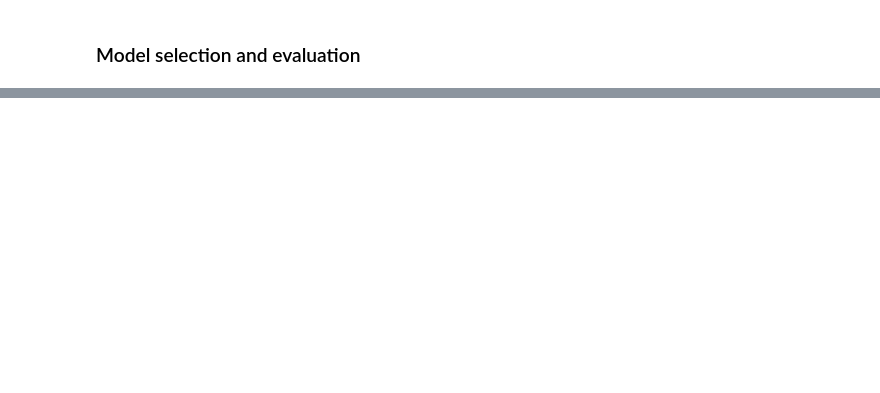
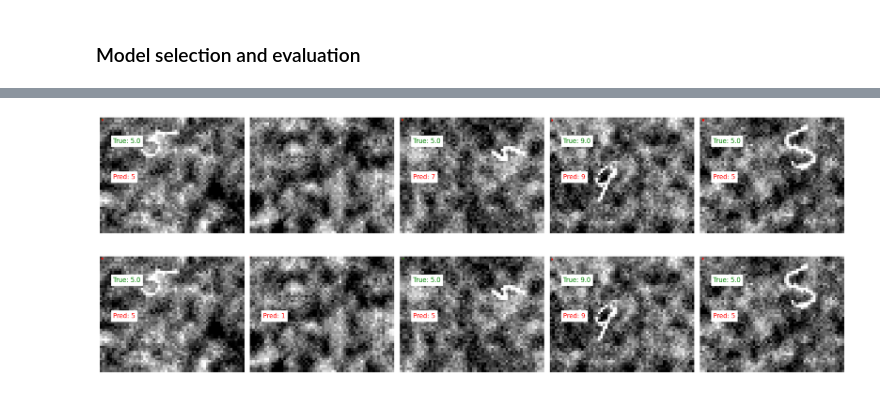
Before and after one commit to GeorgRis/INF265-DypLearing, a Jupyter notebook: Project 2/Project 2/Object_localization_template.ipynb, the cells around one changed output, grey strips where cells are left out. Saved outputs shown, nothing was run; the diff lists cells and outputs as text; code cells hidden in the pictures; blank space fills up the shorter version.

```diff
--- a/Project 2/Project 2/Object_localization_template.ipynb
+++ b/Project 2/Project 2/Object_localization_template.ipynb
@@ -42,2 +153,12 @@ def localization_loss(y_pred, y_true):
+# %%
+def normalize_images(images):
+    mean = images.mean()
+    std = images.std()
+    transform = transforms.Normalize(mean, std)
+    return transform(images)
+
+X_train = normalize_images(X_train)
+X_val = normalize_images(X_val)
+X_test = normalize_images(X_test)
 # %% [markdown]
 ### Training
@@ -75,0 +454,70 @@ def compute_accuracy_localization(model, loader, preprocessor):
+# %%
+import matplotlib.pyplot as plt
+import matplotlib.patches as patches
+
+def plot_images_with_bboxes(model, dataset, num_images=5):
+    """
+    Plot images with true and predicted bounding boxes and labels.
+
+    Args:
+        model: The model to use for predictions.
+        dataset: The dataset (TensorDataset) containing images and labels.
+        num_images: Number of images to plot.
+    """
+    model.eval()
+    fig, axes = plt.subplots(1, num_images, figsize=(20, 5))
+
+    for i in range(num_images):
+        image, target = dataset[i]
+        image = image.unsqueeze(0).to(device)
+
+        with torch.no_grad():
+            output = model(image)
+
+        # Extract predictions
+        pred_pc = torch.sigmoid(output[0, 0]).item()
+        pred_bbox = output[0, 1:5].cpu()
+        pred_class = torch.argmax(output[0, 5:]).item()
+
+        # Extract true values
+        true_pc = target[0].item()
+        true_bbox = target[1:5].cpu()
+        true_class = target[5].item()
+
+        # Convert image to numpy and remove batch dimension
+        image = image.squeeze(0).cpu().permute(1, 2, 0).numpy()
+
+        # Plot the image
+        ax = axes[i]
+        ax.imshow(image, cmap='gray')
+
+        # Draw true bounding box
+        if true_pc == 1:
+            true_x, true_y, true_w, true_h = true_bbox
+            true_rect = patches.Rectangle(
+                (true_x - true_w / 2, true_y - true_h / 2), true_w, true_h,
+                linewidth=2, edgecolor='g', facecolor='none', label='True'
+            )
+            ax.add_patch(true_rect)
+            ax.text(5, 10, f'True: {true_class}', color='green', fontsize=12, backgroundcolor='white')
+
+        # Draw predicted bounding box
+        if pred_pc > 0.5:
+            pred_x, pred_y, pred_w, pred_h = pred_bbox
+            pred_rect = patches.Rectangle(
+                (pred_x - pred_w / 2, pred_y - pred_h / 2), pred_w, pred_h,
+                linewidth=2, edgecolor='r', facecolor='none', label='Pred'
+            )
+            ax.add_patch(pred_rect)
+            ax.text(5, 25, f'Pred: {pred_class}', color='red', fontsize=12, backgroundcolor='white')
+
+        ax.axis('off')
+
+    plt.tight_layout()
+    plt.show()
+test_dataset = torch.utils.data.TensorDataset(X_test, y_test)
+plot_images_with_bboxes(model, test_dataset, num_images=5)
+plot_images_with_bboxes(improved_model, test_dataset, num_images=5)
+# %% [output]
+[figure, added]
+[figure, added]
```
Also changed, not shown: parts of 16 cells of this notebook.
